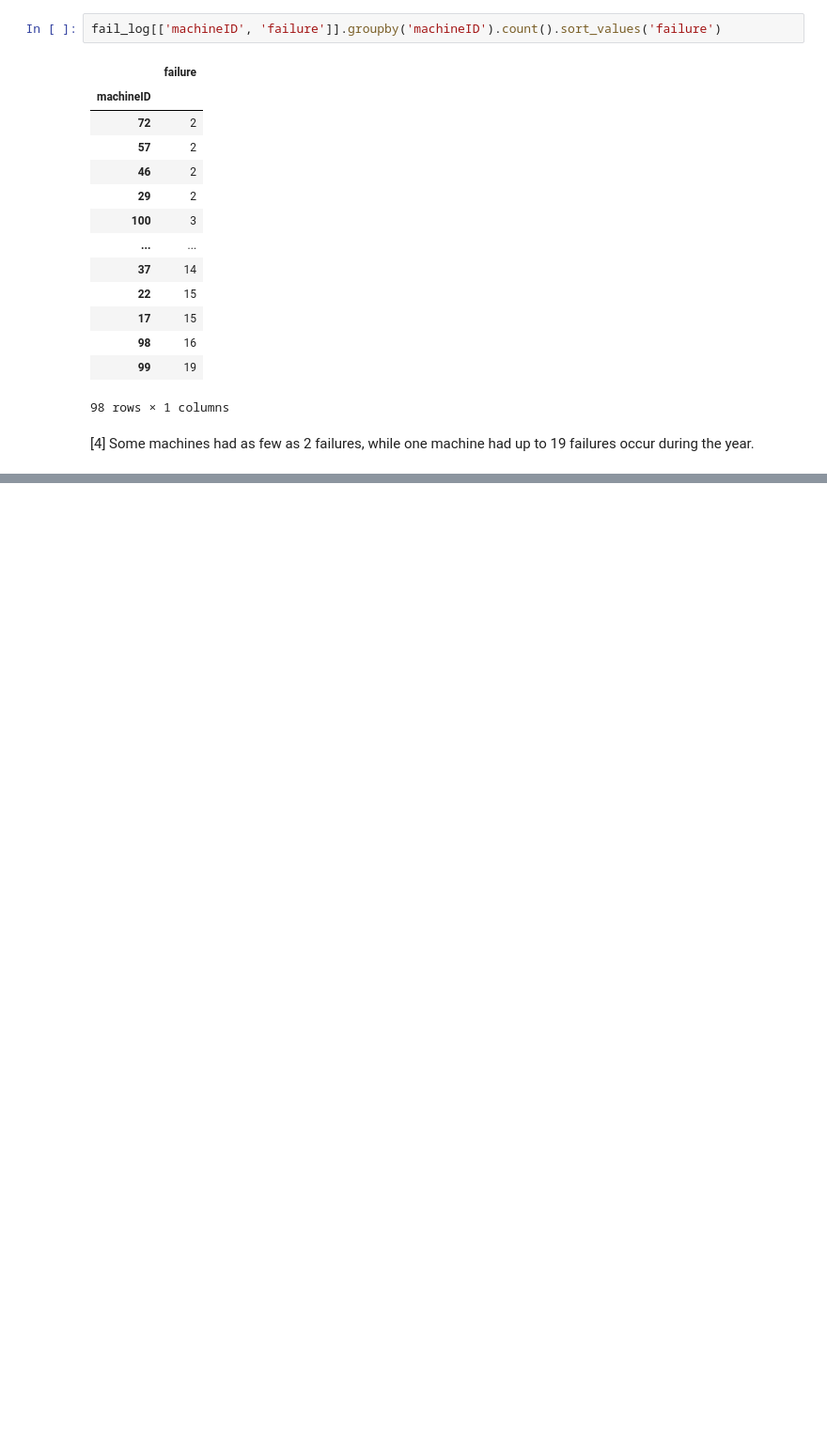
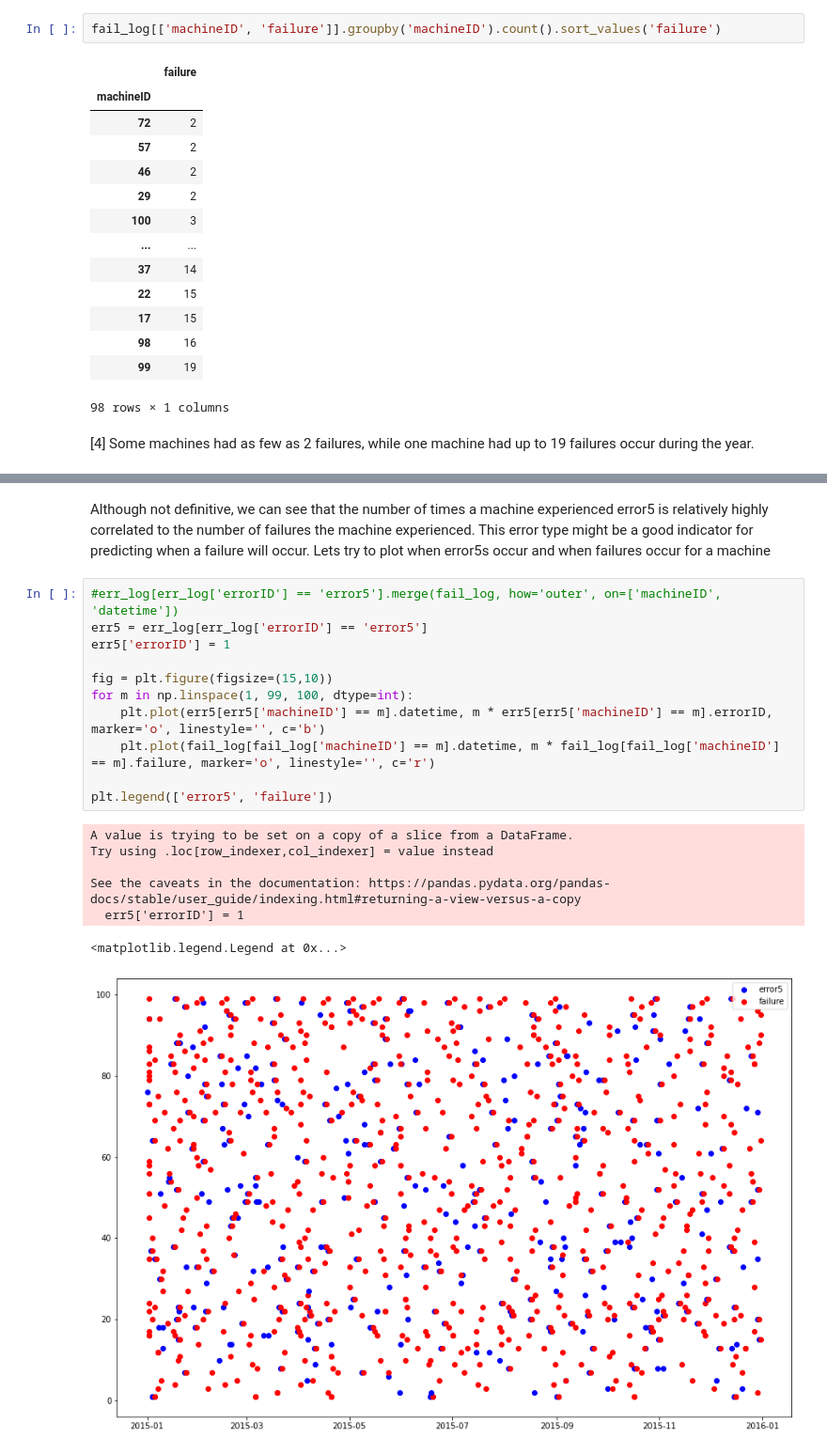
Before and after one commit to scosam/PredictiveMaintenance, a Jupyter notebook: notebooks/EDA.ipynb, the cells around one changed output, grey strips where cells are left out. Shown at 94% size. Saved outputs shown, nothing was run; the diff lists cells and outputs as text; blank space fills up the shorter version.

```diff
--- a/notebooks/EDA.ipynb
+++ b/notebooks/EDA.ipynb
@@ -193,0 +273,21 @@ fail_log[['machineID', 'failure']].groupby('machineID').count().sort_values('fai
+# %% [markdown]
+Although not definitive, we can see that the number of times a machine experienced error5 is relatively highly correlated to the number of failures the machine experienced. This error type might be a good indicator for predicting when a failure will occur. Lets try to plot when error5s occur and when failures occur for a machine
+# %%
+#err_log[err_log['errorID'] == 'error5'].merge(fail_log, how='outer', on=['machineID', 'datetime'])
+err5 = err_log[err_log['errorID'] == 'error5']
+err5['errorID'] = 1
+
+fig = plt.figure(figsize=(15,10))
+for m in np.linspace(1, 99, 100, dtype=int):
+    plt.plot(err5[err5['machineID'] == m].datetime, m * err5[err5['machineID'] == m].errorID, marker='o', linestyle='', c='b')
+    plt.plot(fail_log[fail_log['machineID'] == m].datetime, m * fail_log[fail_log['machineID'] == m].failure, marker='o', linestyle='', c='r')
+
+plt.legend(['error5', 'failure'])
+# %% [output]
+A value is trying to be set on a copy of a slice from a DataFrame.
+Try using .loc[row_indexer,col_indexer] = value instead
+
+See the caveats in the documentation: https://pandas.pydata.org/pandas-docs/stable/user_guide/indexing.html#returning-a-view-versus-a-copy
+  err5['errorID'] = 1
+<matplotlib.legend.Legend at 0x...>
+[figure, added]
```
Also changed, not shown: parts of 15 cells of this notebook.
